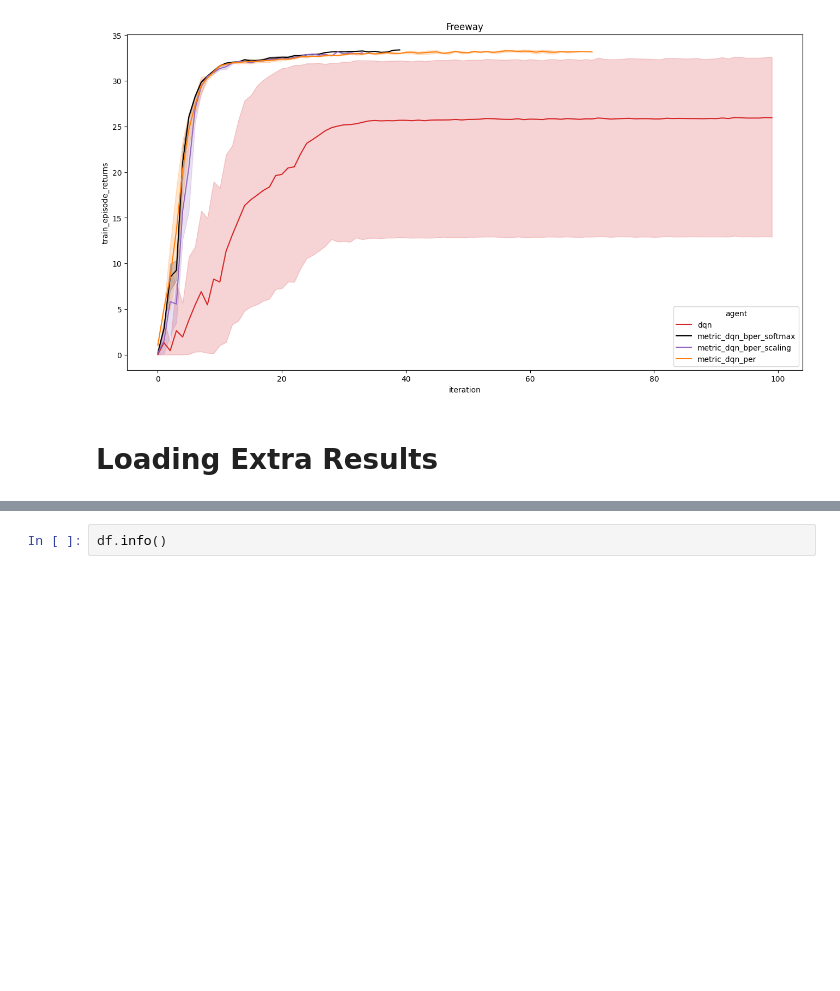
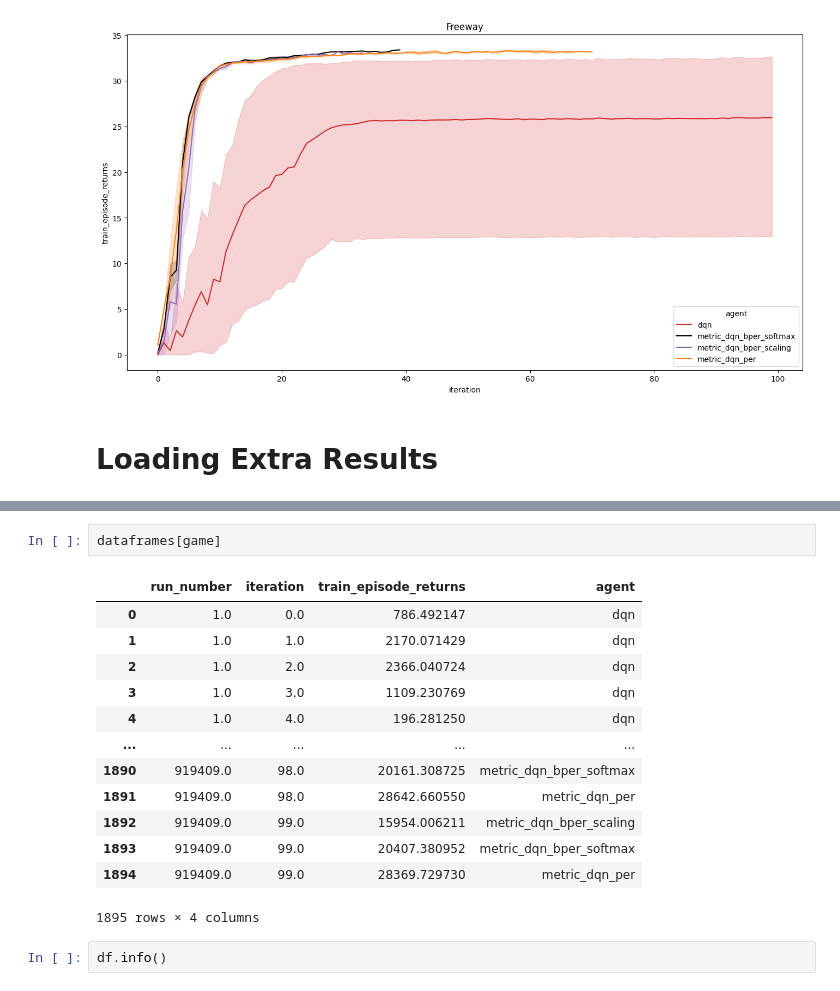
Before and after one commit to ZosoV/bisimulation-PER, a Jupyter notebook: jupyter_notebooks/load_statistics.ipynb, the cells around one changed output, grey strips where cells are left out. Cells and saved outputs as stored; diff of their text form; blank space fills up the shorter version.

```diff
--- a/jupyter_notebooks/load_statistics.ipynb
+++ b/jupyter_notebooks/load_statistics.ipynb
@@ -570,3 +629,19 @@ df.head()
+# %%
+dataframes[game]
+# %% [output]
+|  | run_number | iteration | train_episode_returns | agent |
+| 0 | 1.0 | 0.0 | 786.492147 | dqn |
+| 1 | 1.0 | 1.0 | 2170.071429 | dqn |
+| 2 | 1.0 | 2.0 | 2366.040724 | dqn |
+| 3 | 1.0 | 3.0 | 1109.230769 | dqn |
+| 4 | 1.0 | 4.0 | 196.281250 | dqn |
+| ... | ... | ... | ... | ... |
+| 1890 | 919409.0 | 98.0 | 20161.308725 | metric_dqn_bper_softmax |
+| 1891 | 919409.0 | 98.0 | 28642.660550 | metric_dqn_per |
+| 1892 | 919409.0 | 99.0 | 15954.006211 | metric_dqn_bper_scaling |
+| 1893 | 919409.0 | 99.0 | 20407.380952 | metric_dqn_bper_softmax |
+| 1894 | 919409.0 | 99.0 | 28369.729730 | metric_dqn_per |
+1895 rows × 4 columns
 # %%
 df.info()
 # %% [output]
```
Also changed, not shown: parts of 8 cells of this notebook.
